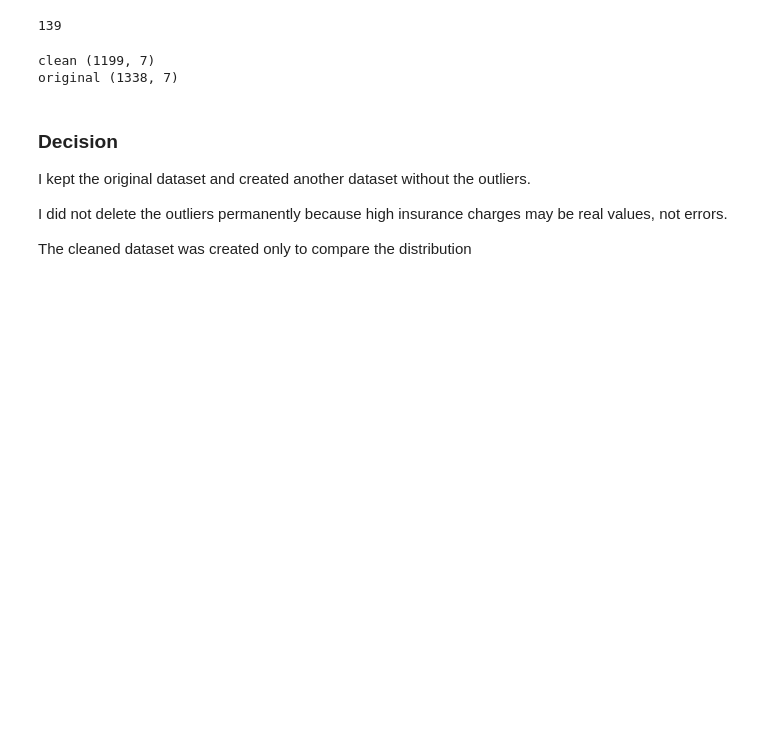
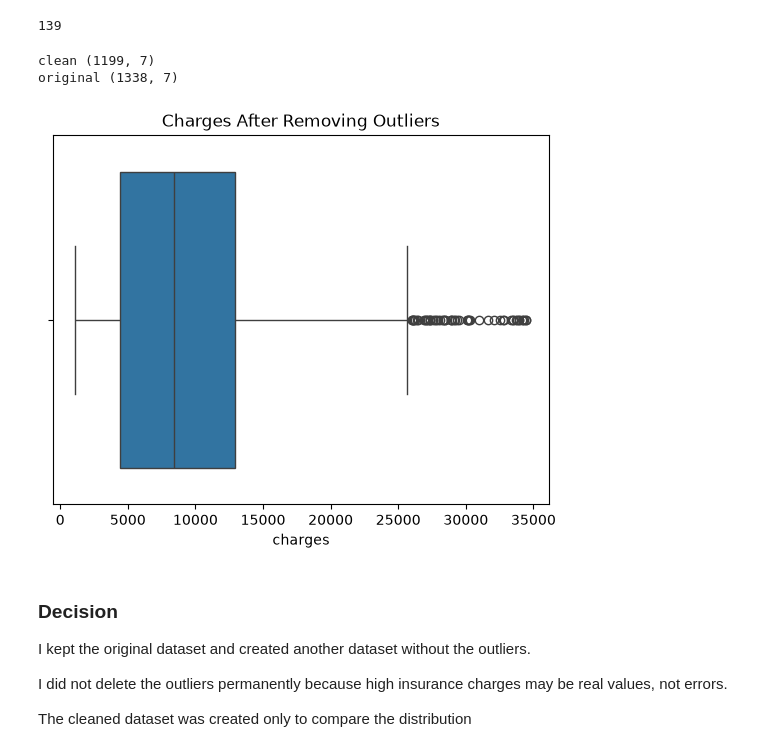
Before and after one commit to assma122/Binx-ai-ml-training, a Jupyter notebook: Week2/day4/univariate_eda.ipynb, the cells around one changed output. Cells and saved outputs as stored; diff of their text form; code cells hidden in the pictures; blank space fills up the shorter version.

```diff
--- a/Week2/day4/univariate_eda.ipynb
+++ b/Week2/day4/univariate_eda.ipynb
@@ -202,6 +202,12 @@ print("original",df.shape)
 # %% [output]
 clean (1199, 7)
 original (1338, 7)
+# %%
+sns.boxplot(x=out_clean["charges"])
+plt.title("Charges After Removing Outliers")
+plt.show()
+# %% [output]
+[figure, added]
 # %% [markdown]
 ### Decision
 
```
